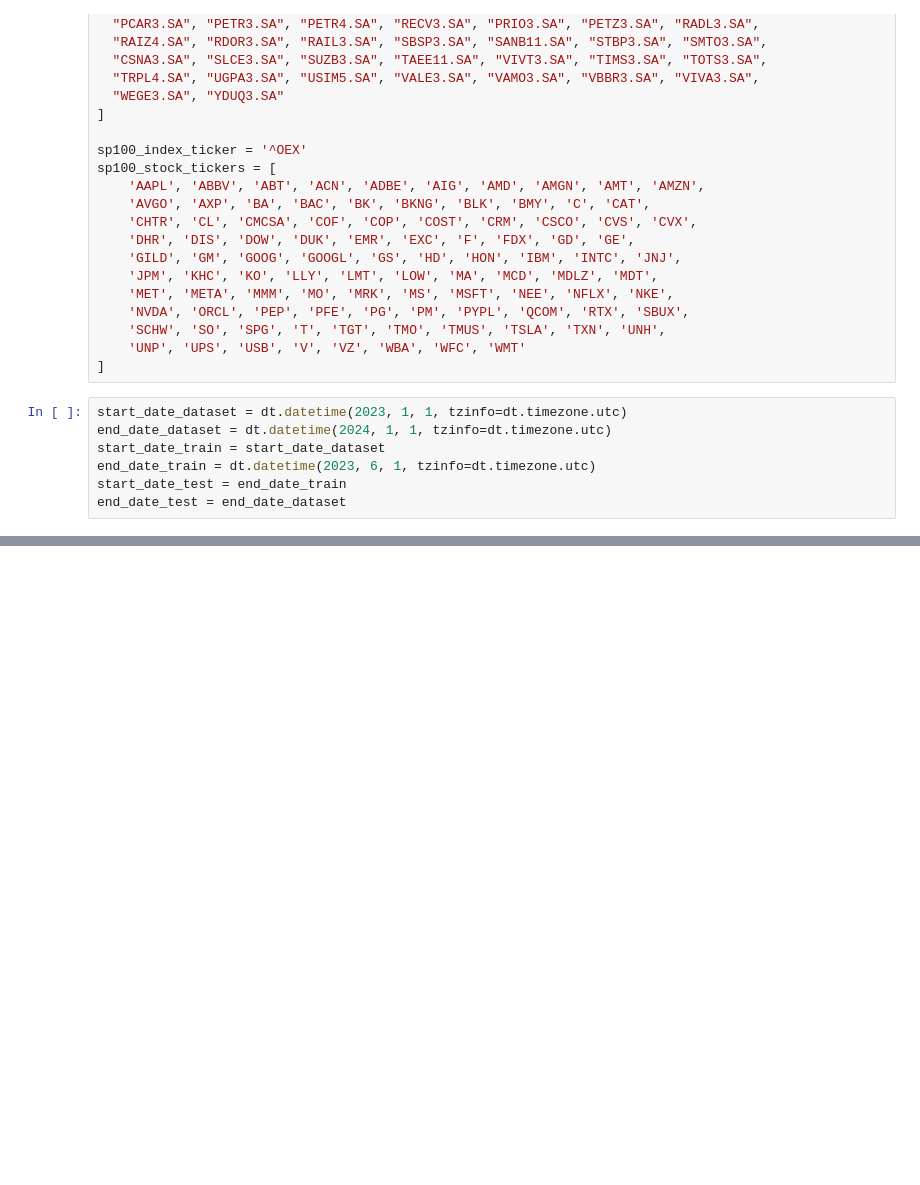
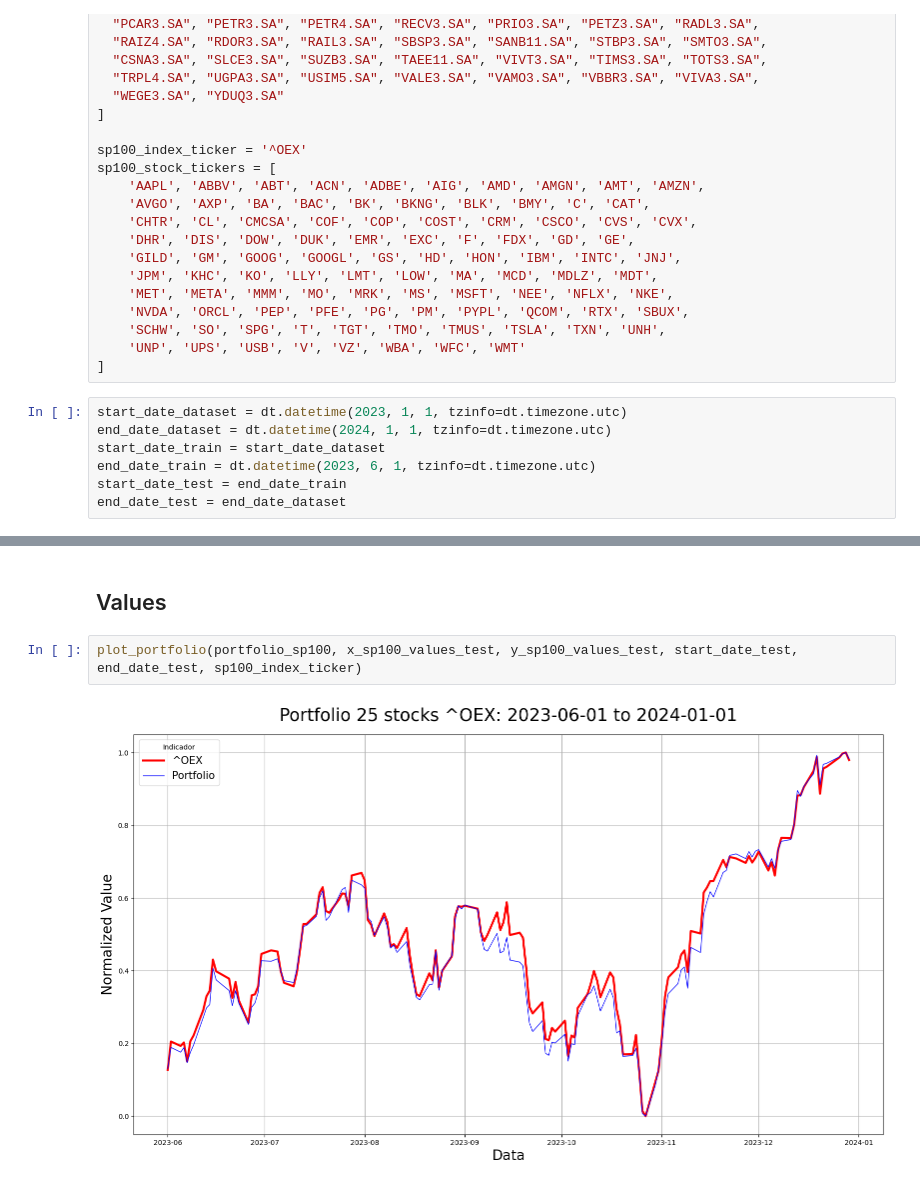
Before and after one commit to vitorholiveira/index_tracking, a Jupyter notebook: index_tracking.ipynb, the cells around one changed output, grey strips where cells are left out. Cells and saved outputs as stored; diff of their text form; blank space fills up the shorter version.

```diff
--- a/index_tracking.ipynb
+++ b/index_tracking.ipynb
@@ -188,0 +244,6 @@ def plot_portfolio(portfolio, stocks_data, index_data, start_date, end_date):
+# %% [markdown]
+## Values
+# %%
+plot_portfolio(portfolio_sp100, x_sp100_values_test, y_sp100_values_test, start_date_test, end_date_test, sp100_index_ticker)
+# %% [output]
+[figure, added]
```
Also changed, not shown: parts of 22 cells of this notebook, 8 other files.
